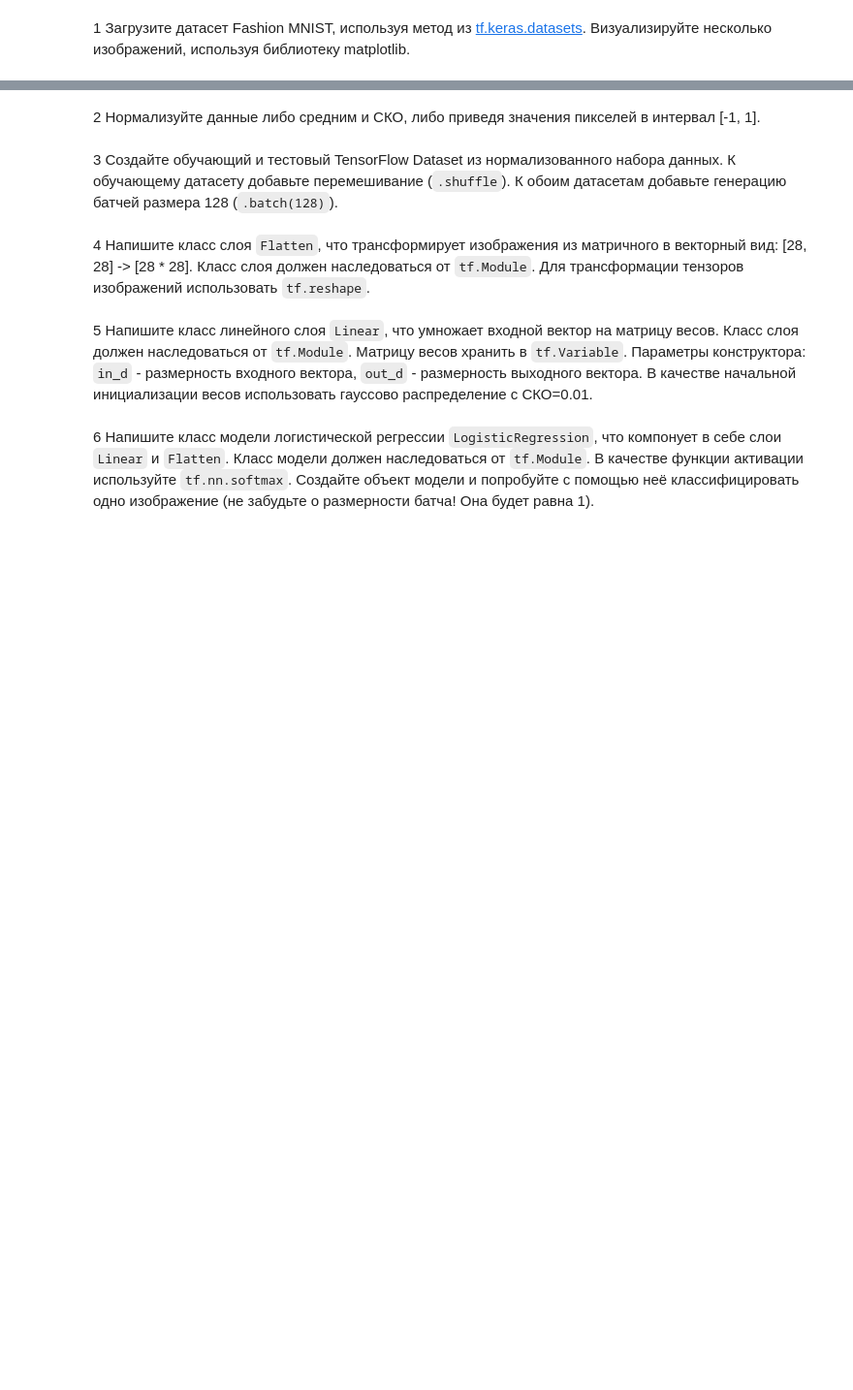
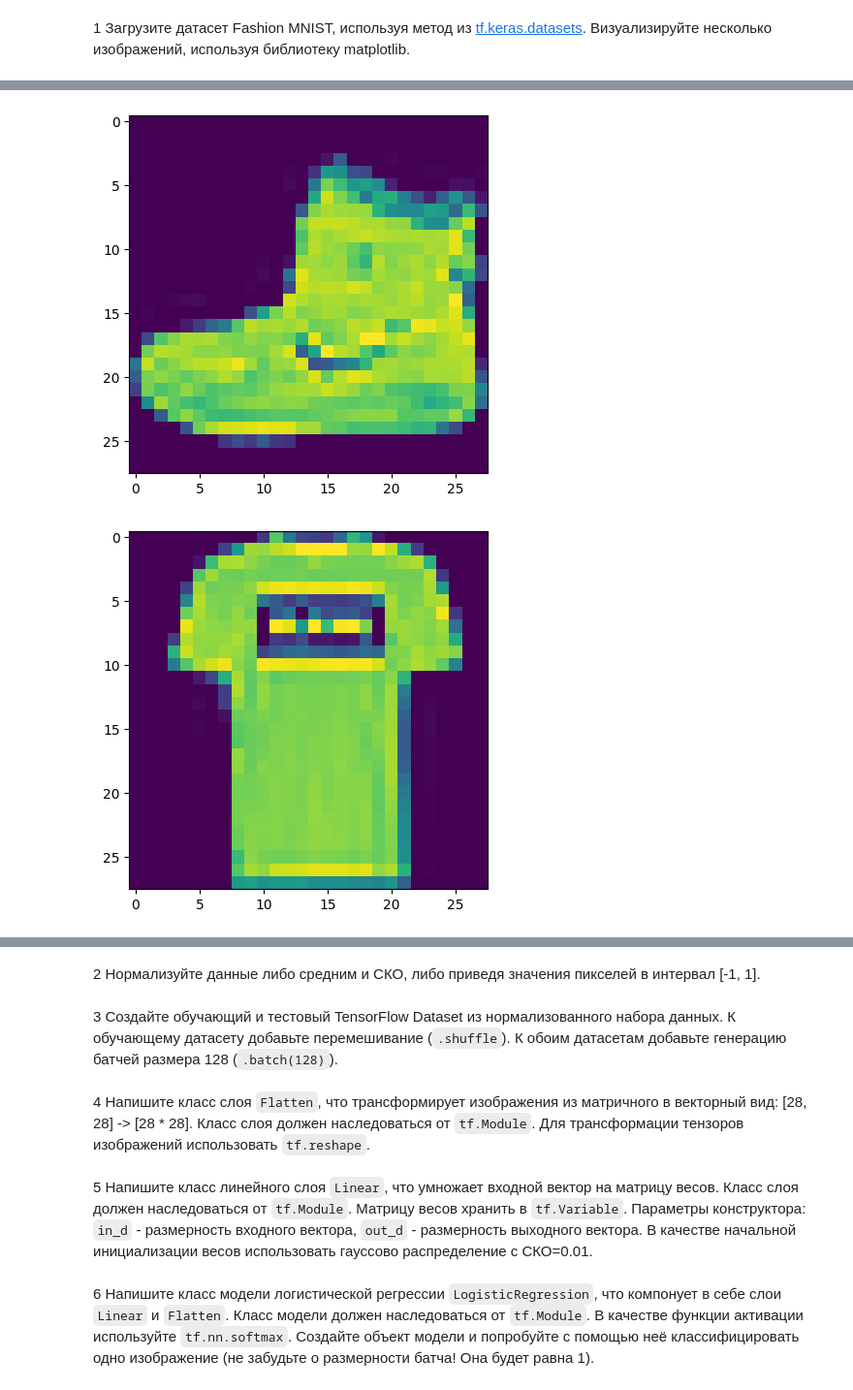
Before and after one commit to CallBan/ssau, a Jupyter notebook: 3 курс/1 семестр/Системы искусственного интеллекта/ЛР4/assignment4.ipynb, the cells around one changed output, grey strips where cells are left out. Shown at 97% size. Saved outputs shown, nothing was run; the diff lists cells and outputs as text; code cells hidden in the pictures; blank space fills up the shorter version.

```diff
--- a/3 курс/1 семестр/Системы искусственного интеллекта/ЛР4/assignment4.ipynb
+++ b/3 курс/1 семестр/Системы искусственного интеллекта/ЛР4/assignment4.ipynb
@@ -61,0 +51,14 @@ Downloading data from https://storage.googleapis.com/tensorflow/tf-keras-dataset
+# %%
+import matplotlib.pyplot as plt
+
+(x_train, y_train), (x_test, y_test) = mnist
+
+plt.imshow(x_train[0].astype(np.uint8))
+plt.show()
+plt.imshow(x_train[1].astype(np.uint8))
+plt.show()
+plt.imshow(x_train[2].astype(np.uint8))
+plt.show()
+# %% [output]
+[figure, added]
+[figure, added]
```
Also changed, not shown: parts of 9 cells of this notebook.
